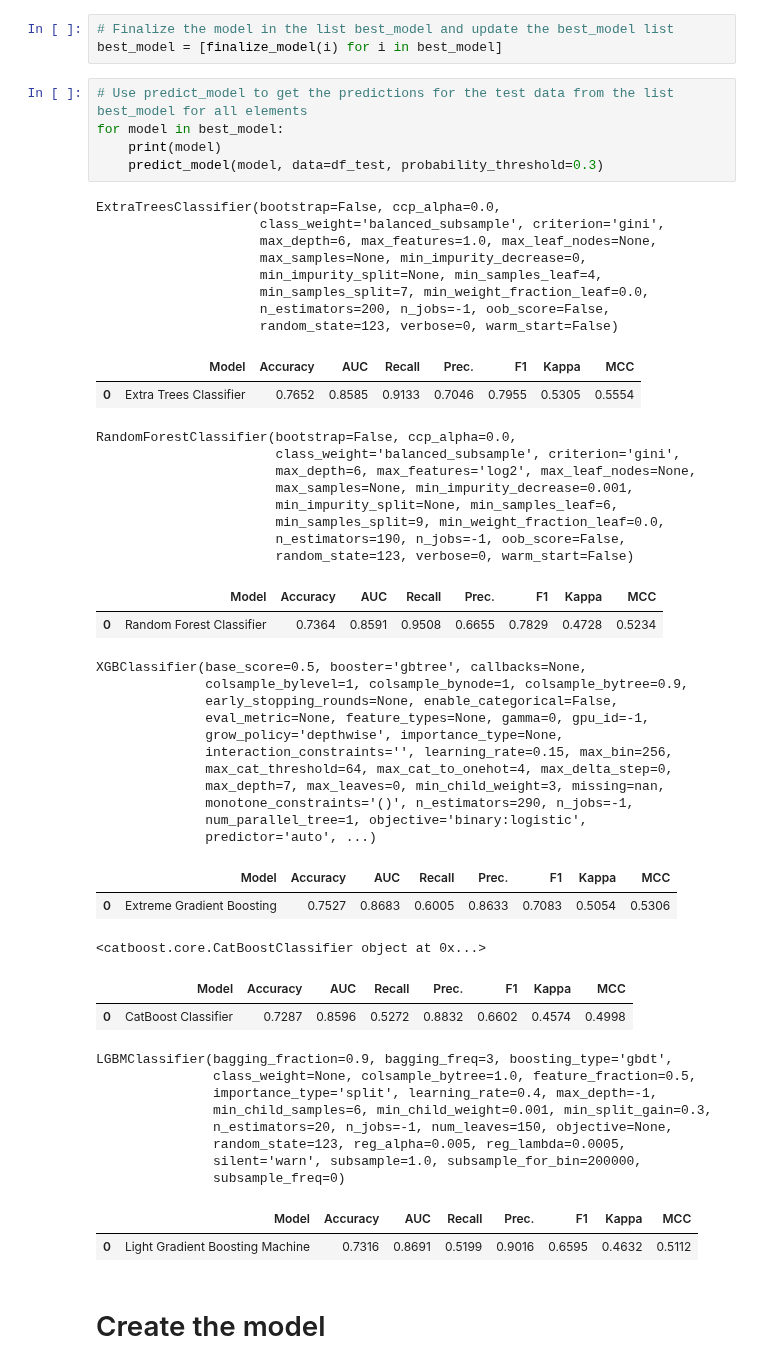
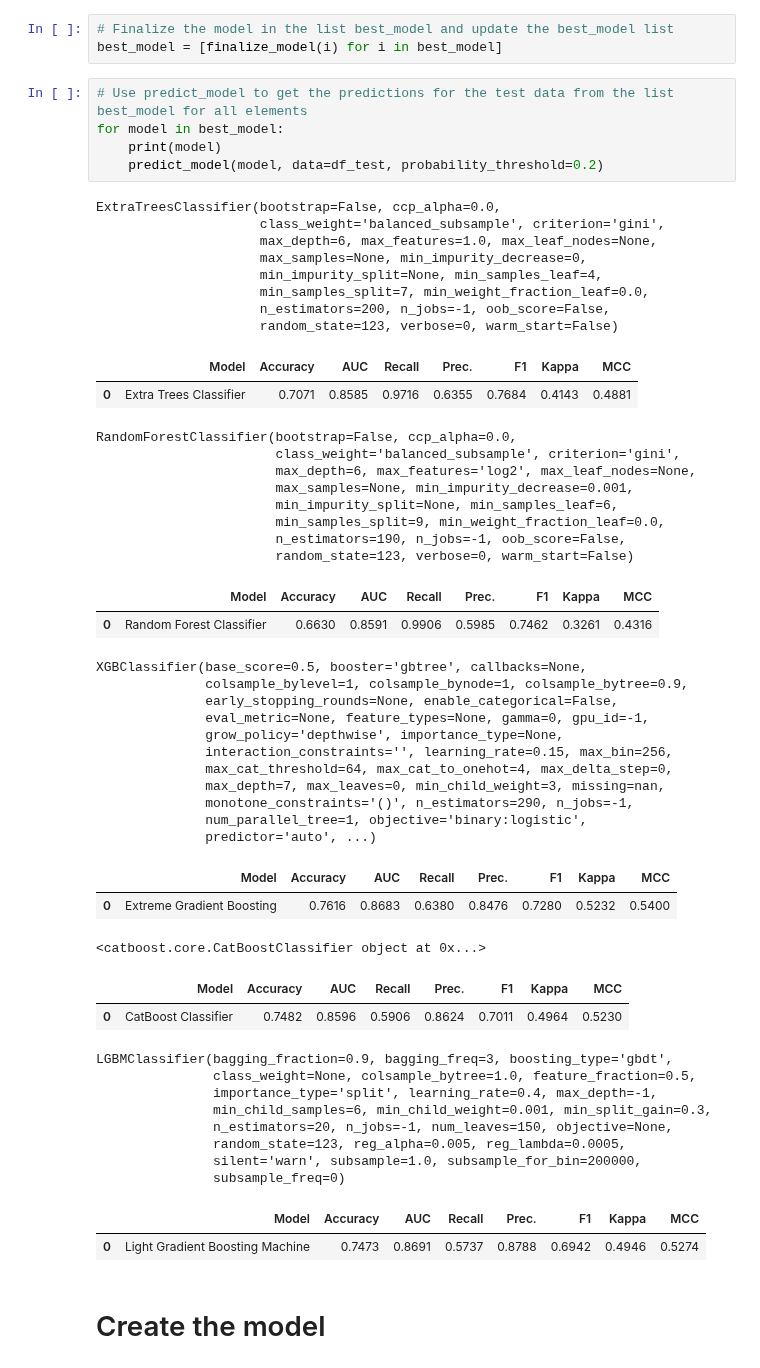
Before and after one commit to Sliders122/wildfire, a Jupyter notebook: src/auto_ml.ipynb, the cells around one changed output. Drawn from its saved outputs; the diff is of its cells as text.

Commit message:
compraison of several model on unseen values

```diff
--- a/src/auto_ml.ipynb
+++ b/src/auto_ml.ipynb
@@ -105,19 +105,19 @@ best_model = [finalize_model(i) for i in best_model]
 # %%
 # Use predict_model to get the predictions for the test data from the list best_model for all elements
 for model in best_model:
     print(model)
-    predict_model(model, data=df_test, probability_threshold=0.3)
+    predict_model(model, data=df_test, probability_threshold=0.2)
 # %% [output]
 ExtraTreesClassifier(bootstrap=False, ccp_alpha=0.0,
                      class_weight='balanced_subsample', criterion='gini',
                      max_depth=6, max_features=1.0, max_leaf_nodes=None,
                      max_samples=None, min_impurity_decrease=0,
                      min_impurity_split=None, min_samples_leaf=4,
                      min_samples_split=7, min_weight_fraction_leaf=0.0,
                      n_estimators=200, n_jobs=-1, oob_score=False,
                      random_state=123, verbose=0, warm_start=False)
 |  | Model | Accuracy | AUC | Recall | Prec. | F1 | Kappa | MCC |
-| 0 | Extra Trees Classifier | 0.7652 | 0.8585 | 0.9133 | 0.7046 | 0.7955 | 0.5305 | 0.5554 |
+| 0 | Extra Trees Classifier | 0.7071 | 0.8585 | 0.9716 | 0.6355 | 0.7684 | 0.4143 | 0.4881 |
 RandomForestClassifier(bootstrap=False, ccp_alpha=0.0,
                        class_weight='balanced_subsample', criterion='gini',
                        max_depth=6, max_features='log2', max_leaf_nodes=None,
@@ -127,7 +127,7 @@ RandomForestClassifier(bootstrap=False, ccp_alpha=0.0,
                        n_estimators=190, n_jobs=-1, oob_score=False,
                        random_state=123, verbose=0, warm_start=False)
 |  | Model | Accuracy | AUC | Recall | Prec. | F1 | Kappa | MCC |
-| 0 | Random Forest Classifier | 0.7364 | 0.8591 | 0.9508 | 0.6655 | 0.7829 | 0.4728 | 0.5234 |
+| 0 | Random Forest Classifier | 0.6630 | 0.8591 | 0.9906 | 0.5985 | 0.7462 | 0.3261 | 0.4316 |
 XGBClassifier(base_score=0.5, booster='gbtree', callbacks=None,
               colsample_bylevel=1, colsample_bynode=1, colsample_bytree=0.9,
               early_stopping_rounds=None, enable_categorical=False,
@@ -140,10 +140,10 @@ XGBClassifier(base_score=0.5, booster='gbtree', callbacks=None,
               num_parallel_tree=1, objective='binary:logistic',
               predictor='auto', ...)
 |  | Model | Accuracy | AUC | Recall | Prec. | F1 | Kappa | MCC |
-| 0 | Extreme Gradient Boosting | 0.7527 | 0.8683 | 0.6005 | 0.8633 | 0.7083 | 0.5054 | 0.5306 |
+| 0 | Extreme Gradient Boosting | 0.7616 | 0.8683 | 0.6380 | 0.8476 | 0.7280 | 0.5232 | 0.5400 |
 <catboost.core.CatBoostClassifier object at 0x...>
 |  | Model | Accuracy | AUC | Recall | Prec. | F1 | Kappa | MCC |
-| 0 | CatBoost Classifier | 0.7287 | 0.8596 | 0.5272 | 0.8832 | 0.6602 | 0.4574 | 0.4998 |
+| 0 | CatBoost Classifier | 0.7482 | 0.8596 | 0.5906 | 0.8624 | 0.7011 | 0.4964 | 0.5230 |
 LGBMClassifier(bagging_fraction=0.9, bagging_freq=3, boosting_type='gbdt',
                class_weight=None, colsample_bytree=1.0, feature_fraction=0.5,
                importance_type='split', learning_rate=0.4, max_depth=-1,
@@ -153,5 +153,5 @@ LGBMClassifier(bagging_fraction=0.9, bagging_freq=3, boosting_type='gbdt',
                silent='warn', subsample=1.0, subsample_for_bin=200000,
                subsample_freq=0)
 |  | Model | Accuracy | AUC | Recall | Prec. | F1 | Kappa | MCC |
-| 0 | Light Gradient Boosting Machine | 0.7316 | 0.8691 | 0.5199 | 0.9016 | 0.6595 | 0.4632 | 0.5112 |
+| 0 | Light Gradient Boosting Machine | 0.7473 | 0.8691 | 0.5737 | 0.8788 | 0.6942 | 0.4946 | 0.5274 |
 # %% [markdown]
```
